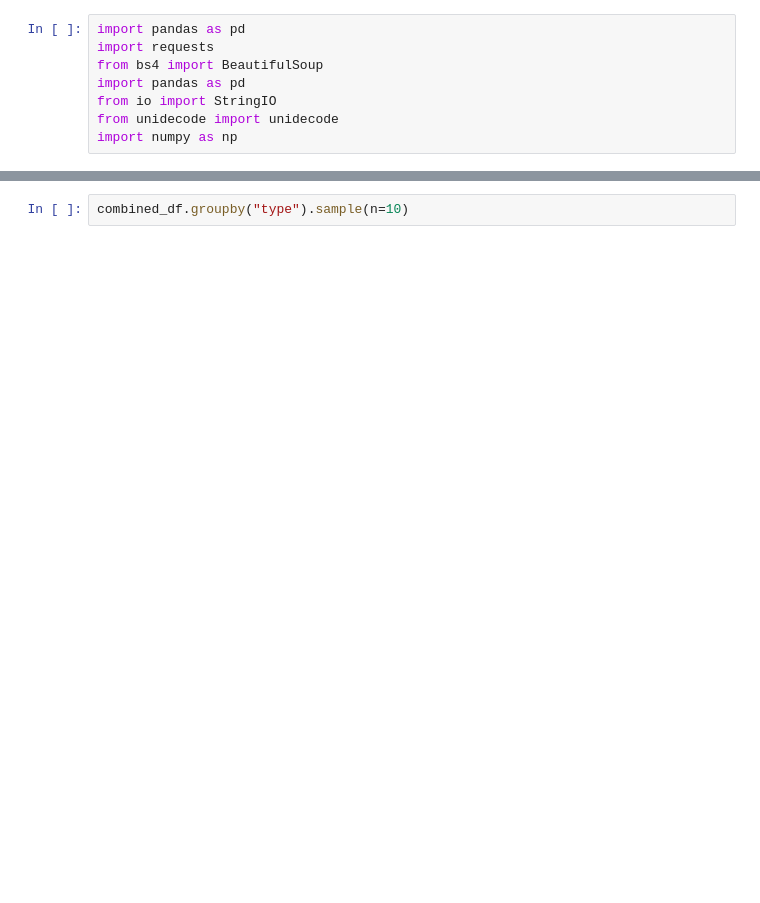
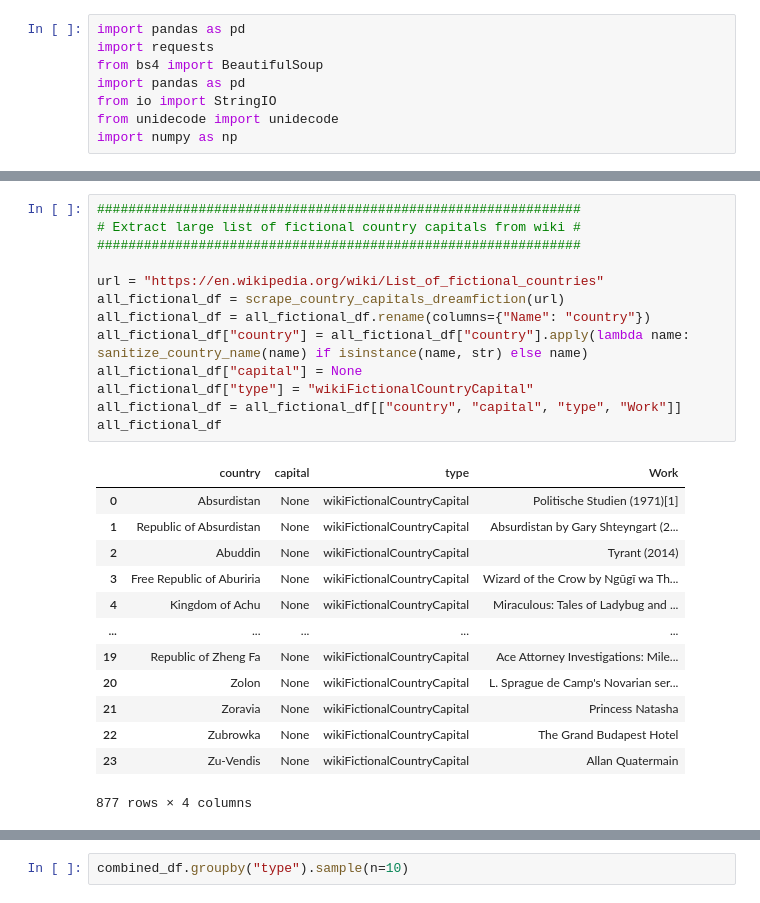
Before and after one commit to kdu4108/measureLM, a Jupyter notebook: data/CountryCapital/preprocess_raw_country_capital.ipynb, the cells around one changed output, grey strips where cells are left out. Drawn from its saved outputs; the diff is of its cells as text; blank space fills up the shorter version.

Commit message:
Add all fictional wiki capitals

```diff
--- a/data/CountryCapital/preprocess_raw_country_capital.ipynb
+++ b/data/CountryCapital/preprocess_raw_country_capital.ipynb
@@ -161,4 +156,31 @@ fictional_df
 | 42 | Juulzaden | Uguandue | dreamfictionalCountryCapital |
 | 43 | Ivanovie | Yarovsk | dreamfictionalCountryCapital |
 | 44 | Goiky | Yoyle City | dreamfictionalCountryCapital |
+# %%
+##############################################################
+# Extract large list of fictional country capitals from wiki #
+##############################################################
+
+url = "https://en.wikipedia.org/wiki/List_of_fictional_countries"
+all_fictional_df = scrape_country_capitals_dreamfiction(url)
+all_fictional_df = all_fictional_df.rename(columns={"Name": "country"})
+all_fictional_df["country"] = all_fictional_df["country"].apply(lambda name: sanitize_country_name(name) if isinstance(name, str) else name)
+all_fictional_df["capital"] = None
+all_fictional_df["type"] = "wikiFictionalCountryCapital"
+all_fictional_df = all_fictional_df[["country", "capital", "type", "Work"]]
+all_fictional_df
+# %% [output]
+|  | country | capital | type | Work |
+| 0 | Absurdistan | None | wikiFictionalCountryCapital | Politische Studien (1971)[1] |
+| 1 | Republic of Absurdistan | None | wikiFictionalCountryCapital | Absurdistan by Gary Shteyngart (2... |
+| 2 | Abuddin | None | wikiFictionalCountryCapital | Tyrant (2014) |
+| 3 | Free Republic of Aburiria | None | wikiFictionalCountryCapital | Wizard of the Crow by Ngũgĩ wa Th... |
+| 4 | Kingdom of Achu | None | wikiFictionalCountryCapital | Miraculous: Tales of Ladybug and ... |
+| ... | ... | ... | ... | ... |
+| 19 | Republic of Zheng Fa | None | wikiFictionalCountryCapital | Ace Attorney Investigations: Mile... |
+| 20 | Zolon | None | wikiFictionalCountryCapital | L. Sprague de Camp's Novarian ser... |
+| 21 | Zoravia | None | wikiFictionalCountryCapital | Princess Natasha |
+| 22 | Zubrowka | None | wikiFictionalCountryCapital | The Grand Budapest Hotel |
+| 23 | Zu-Vendis | None | wikiFictionalCountryCapital | Allan Quatermain |
+877 rows × 4 columns
 # %%
```
Also changed, not shown: parts of 7 cells of this notebook.
